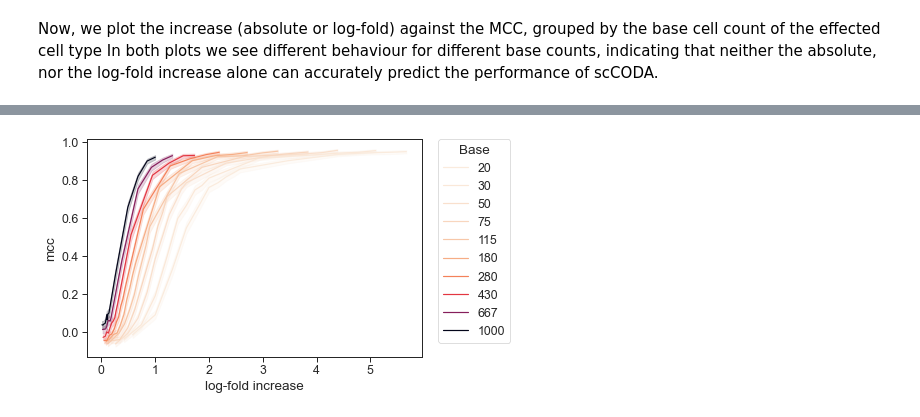
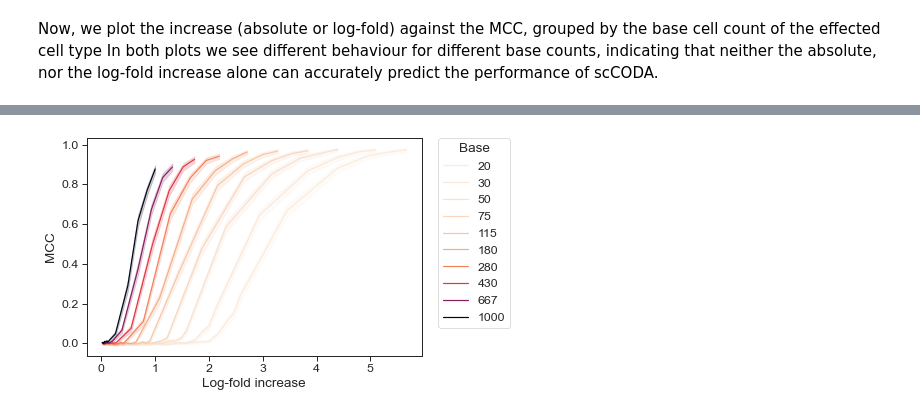
Before and after one commit to theislab/scCODA_reproducibility, a Jupyter notebook: benchmarking/overall_benchmark_analysis.ipynb, the cells around one changed output, grey strips where cells are left out. Drawn from its saved outputs; the diff is of its cells as text; code cells hidden in the pictures.

```diff
--- a/benchmarking/overall_benchmark_analysis.ipynb
+++ b/benchmarking/overall_benchmark_analysis.ipynb
@@ -10,8 +15,10 @@ import pandas as pd
 
 sns.set_style("ticks")
 sns.set_context("paper", font_scale=1.4)
+# %%
+results_path = "../../zenodo_data_rv1/sccoda_benchmark_data/overall_benchmark/"
 # %%
-data_path = "../../sccoda_benchmark_data/overall_benchmark/data_overall_benchmark/"
+# Join all together
+res = pd.read_csv(results_path + "benchmark_results_fdr_005", index_col=0)
 
-# Join all together
-res = pd.read_csv(data_path + "benchmark_results", index_col=0)
+print(res)
@@ -106,11 +134,15 @@ plt.show()
 # %%
 sns.lineplot(data=res,
              x="log-fold increase", y="mcc", hue="Base",
              legend="full", palette=sns.cm.rocket_r
              )
 plt.legend(bbox_to_anchor=(1.05, 1), loc=2, borderaxespad=0., title="Base")
+plt.xlabel("Log-fold increase")
+plt.ylabel("MCC")
+
 # plt.savefig(plot_path + "/log_fold_increase_lines_concept_fig.svg", bbox_inches="tight", format="svg")
+# plt.savefig(plot_path + "/log_fold_increase_lines_concept_fig.png", bbox_inches="tight", format="png")
 
 plt.show()
 # %% [output]
-[figure, old version]
+[figure, new version]
```
Also changed, not shown: parts of 5 cells of this notebook, 17 other files.
